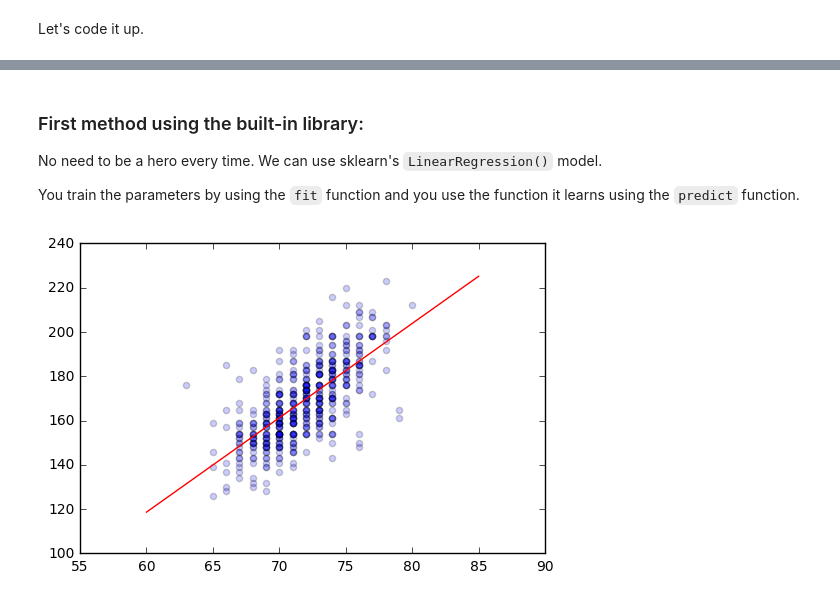
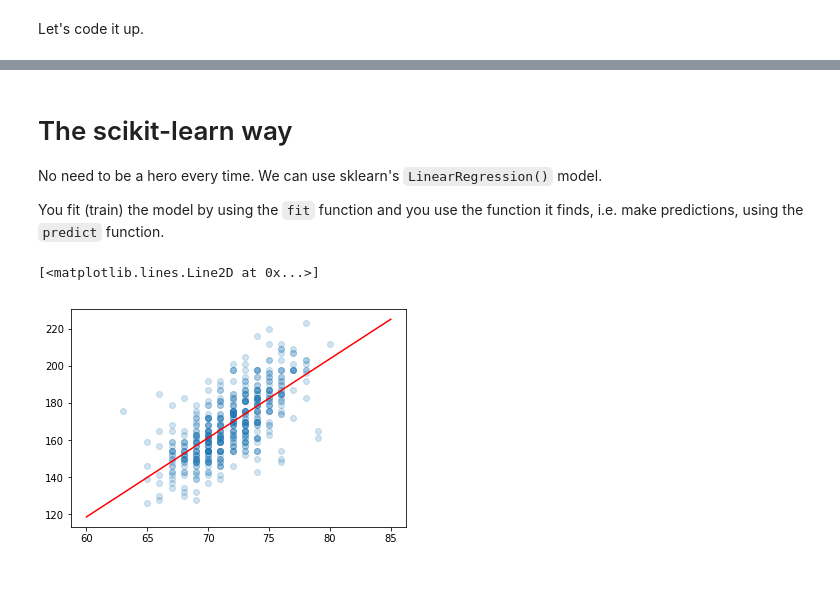
Before and after one commit to petermchale/math9, a Jupyter notebook: lectures/Lecture23.ipynb, the cells around one changed output, grey strips where cells are left out. Cells and saved outputs as stored; diff of their text form; code cells hidden in the pictures.

```diff
--- a/lectures/Lecture23.ipynb
+++ b/lectures/Lecture23.ipynb
@@ -7,10 +10,10 @@ import numpy as np
 import csv
 
 with open('epl.csv', 'r') as f:
-    reader = csv.reader(f)
-    data_list = list(reader)
+    data_list = list(csv.reader(f))
 
-print(data_list[0])
-print(data_list[1])
-print(data_list[2])
+print 'number of rows = ', len(data_list)
+print 'row 0 = ', data_list[0]
+print 'row 1 = ', data_list[1]
+print 'row 2 = ', data_list[2]
 # %% [output]
@@ -103,17 +100,17 @@ It's called the **least squares** method.
 # %% [markdown]
-### First method using the built-in library:
+# The scikit-learn way
 
 No need to be a hero every time. We can use sklearn's `LinearRegression()` model.
 
-You train the parameters by using the `fit` function and you use the function it learns using the `predict` function.
+You fit (train) the model by using the `fit` function and you use the function it finds, i.e. make predictions, using the `predict` function.
 # %%
 from sklearn import linear_model
-regr = linear_model.LinearRegression()
-regr.fit(heights.reshape((N,1)), weights.reshape((N,1)))
+my_model = linear_model.LinearRegression()
+my_model.fit(heights.reshape((N,1)), weights.reshape((N,1)))
 XX = np.linspace(60,85,200).reshape((-1,1))
-YY = regr.predict(XX)
+YY = my_model.predict(XX)
 plt.scatter(heights, weights, alpha=0.2)
-plt.plot(XX,YY,"r")
-plt.show()
+plt.plot(XX, YY, "r")
 # %% [output]
+[<matplotlib.lines.Line2D at 0x...>]
-[figure, old version]
+[figure, new version]
```
Also changed, not shown: parts of 17 cells of this notebook, 8 other files.
